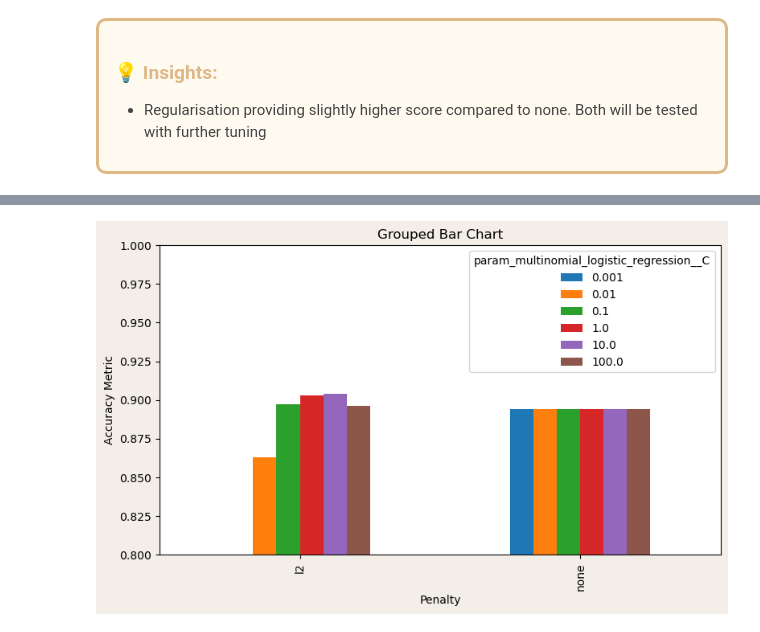
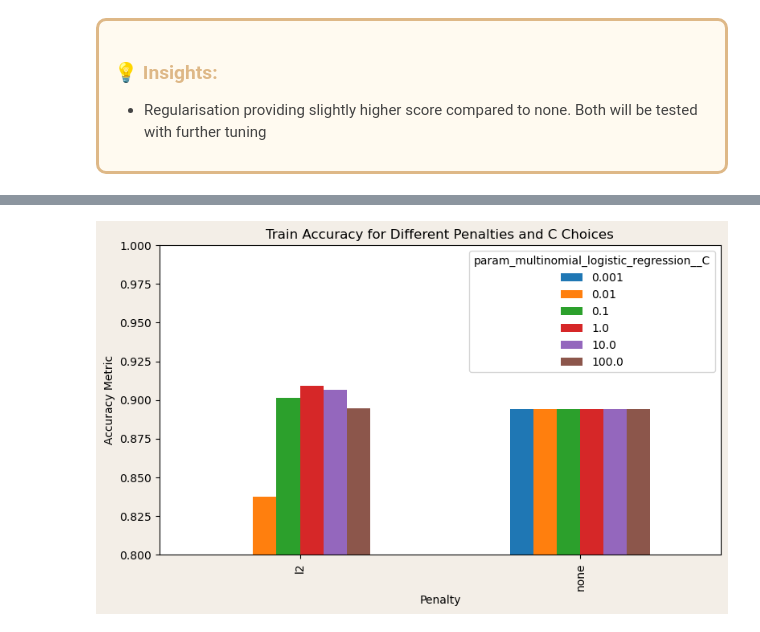
Before and after one commit to carstenegelund/sleep-disorder-classifier, a Jupyter notebook: model.ipynb, the cells around one changed output, grey strips where cells are left out. Drawn from its saved outputs; the diff is of its cells as text; code cells hidden in the pictures.

```diff
--- a/model.ipynb
+++ b/model.ipynb
@@ -43,7 +47,7 @@ df loaded
 # %%
 X = df[settings.ALL_FEATURES]
 y = df[settings.LABEL]
-X_train, X_test, y_train, y_test = train_test_split(X, y, test_size=0.2, random_state=43, stratify=y)
+X_train, X_test, y_train, y_test = train_test_split(X, y, test_size=0.3, random_state=43, stratify=y)
 # %%
 # Encode y vector
 map = {"None":0, "Sleep Apnea":1, "Insomnia":2}
@@ -148,24 +145,24 @@ param_grid_mlr = {
 }
 
 # Create and fit GridSearchCV object on training data
-grid_search_mlr = GridSearchCV(pipeline_mlr, param_grid=param_grid_mlr, scoring='accuracy', cv=cv_mlr, n_jobs=-1)
+grid_search_mlr = GridSearchCV(pipeline_mlr, param_grid=param_grid_mlr, scoring='accuracy', cv=cv_mlr)
 grid_search_mlr.fit(X_train, y_train)
 
 # Access the best hyperparameters and results
-best_params, best_score = grid_search_mlr.best_params_, grid_search_mlr.best_score_
-
-# See how long convergence took on best model
-print("Iterations to convergence:", best_model['multinomial_logistic_regression'].n_iter_[0])
+best_params, best_train_score = grid_search_mlr.best_params_, grid_search_mlr.best_score_
 
 # Print the best parameters
 print("\nBest Parameters:")
 display(pd.DataFrame(best_params, index=[0]))
 
 # Print the best training score
-print("Train Accuracy with best parameters:", np.round(best_score, 6)*100, "%")
+print("Train Accuracy with best parameters:", np.round(best_train_score, 6)*100, "%")
 
 # Evaluate the best model on the test set
 best_model = grid_search_mlr.best_estimator_
 test_accuracy = best_model.score(X_test, y_test)
 print("Test Accuracy with best parameters:", np.round(test_accuracy, 6)*100, "%")
+
+# Time to convergence
+print("Iterations to convergence:", best_model['multinomial_logistic_regression'].n_iter_[0])
 # %% [output]
@@ -214,28 +229,28 @@ plt.show()
 param_grid_mlr = {
     'multinomial_logistic_regression__C': [0.001, 0.01, 0.1, 1, 10, 100], # default = 1 (moderate)
     'multinomial_logistic_regression__solver': ['newton-cg', 'lbfgs', 'sag', 'saga'], # default = lbfgs
-    'multinomial_logistic_regression__penalty': ['l2', "none"] # default = l2
+    'multinomial_logistic_regression__penalty': ['l2', 'none'] # default = l2
 }
 
 # Create and fit GridSearchCV object on training data
-grid_search_mlr = GridSearchCV(pipeline_mlr, param_grid=param_grid_mlr, scoring='accuracy', cv=cv_mlr, n_jobs=-1)
+grid_search_mlr = GridSearchCV(pipeline_mlr, param_grid=param_grid_mlr, scoring='accuracy', cv=cv_mlr, pre_dispatch = 4)
 grid_search_mlr.fit(X_train, y_train)
 
 # Access the best hyperparameters and results
-best_params, best_score = grid_search_mlr.best_params_, grid_search_mlr.best_score_
-
-# See how long convergence took on best model
-print("Iterations to convergence:", best_model['multinomial_logistic_regression'].n_iter_[0])
+best_params, best_train_score = grid_search_mlr.best_params_, grid_search_mlr.best_score_
 
 # Print the best parameters
 print("\nBest Parameters:")
 display(pd.DataFrame(best_params, index=[0]))
 
 # Print the best training score
-print("Train Accuracy with best parameters:", np.round(best_score, 6)*100, "%")
+print("Train Accuracy with best parameters:", np.round(best_train_score, 6)*100, "%")
 
 # Evaluate the best model on the test set
 best_model = grid_search_mlr.best_estimator_
 test_accuracy = best_model.score(X_test, y_test)
 print("Test Accuracy with best parameters:", np.round(test_accuracy, 6)*100, "%")
+
+# Time to convergence
+print("Iterations to convergence:", best_model['multinomial_logistic_regression'].n_iter_[0])
 # %% [output]
@@ -249,24 +280,24 @@ Test Accuracy with best parameters: 94.6667 %
 # %%
 # Access the latest grid search results
 results = grid_search_mlr.cv_results_
 
 # Extract penalty, C values and accuracy scores
 grouped = pd.DataFrame(results).groupby(["param_multinomial_logistic_regression__penalty","param_multinomial_logistic_regression__C"])["mean_test_score"].mean().unstack()
 
 # Set up figure and axes
 fig, ax = plt.subplots(figsize=(6, 4), gridspec_kw={'hspace': 0.8}, facecolor="#F3EEE7")
 
 # Plot the grouped bar chart using the ax object
 grouped.plot(kind='bar', figsize=(9, 5), ax=ax)
 
 # Set y-axis limits
 y_min, y_max = 0.8, 1
 ax.set_ylim(y_min, y_max)  # Set the y-axis limits
 
 ax.set_xlabel('Penalty')
 ax.set_ylabel('Accuracy Metric')
-ax.set_title('Grouped Bar Chart')
+ax.set_title('Train Accuracy for Different Penalties and C Choices')
 
 plt.show()
 # %% [output]
-[figure, old version]
+[figure, new version]
```
Also changed, not shown: parts of 31 cells of this notebook, 4 other files.
